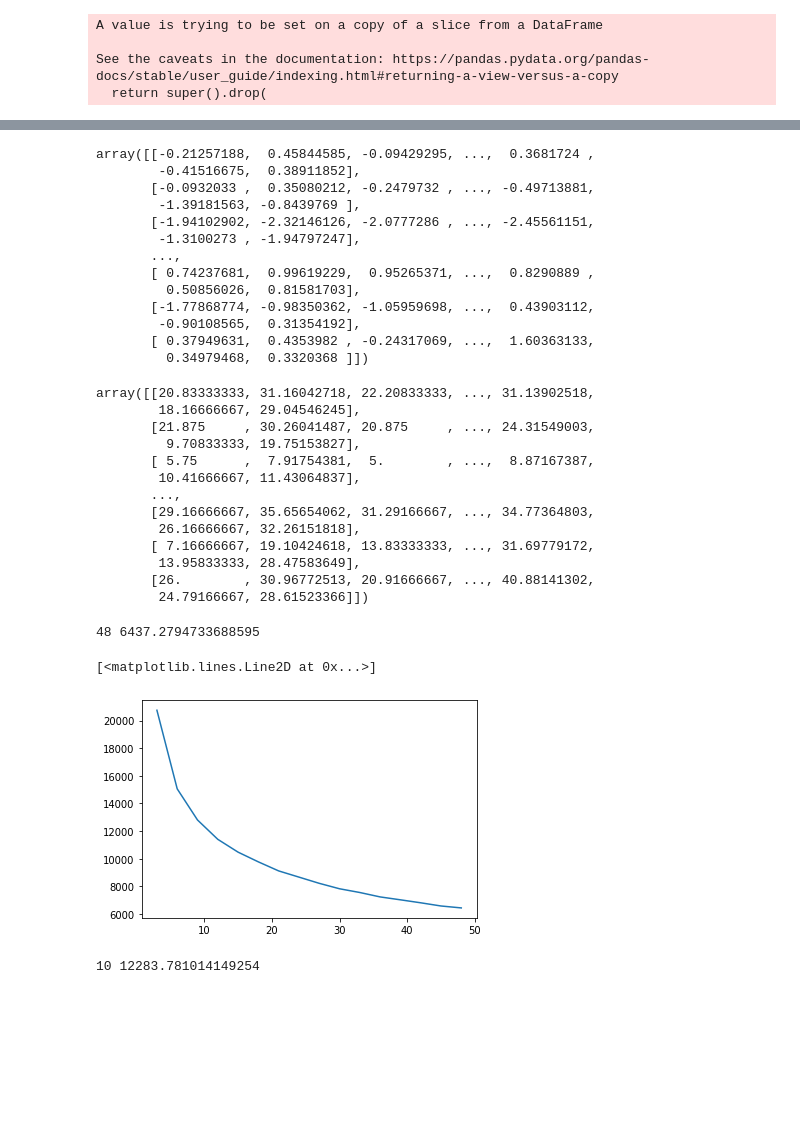
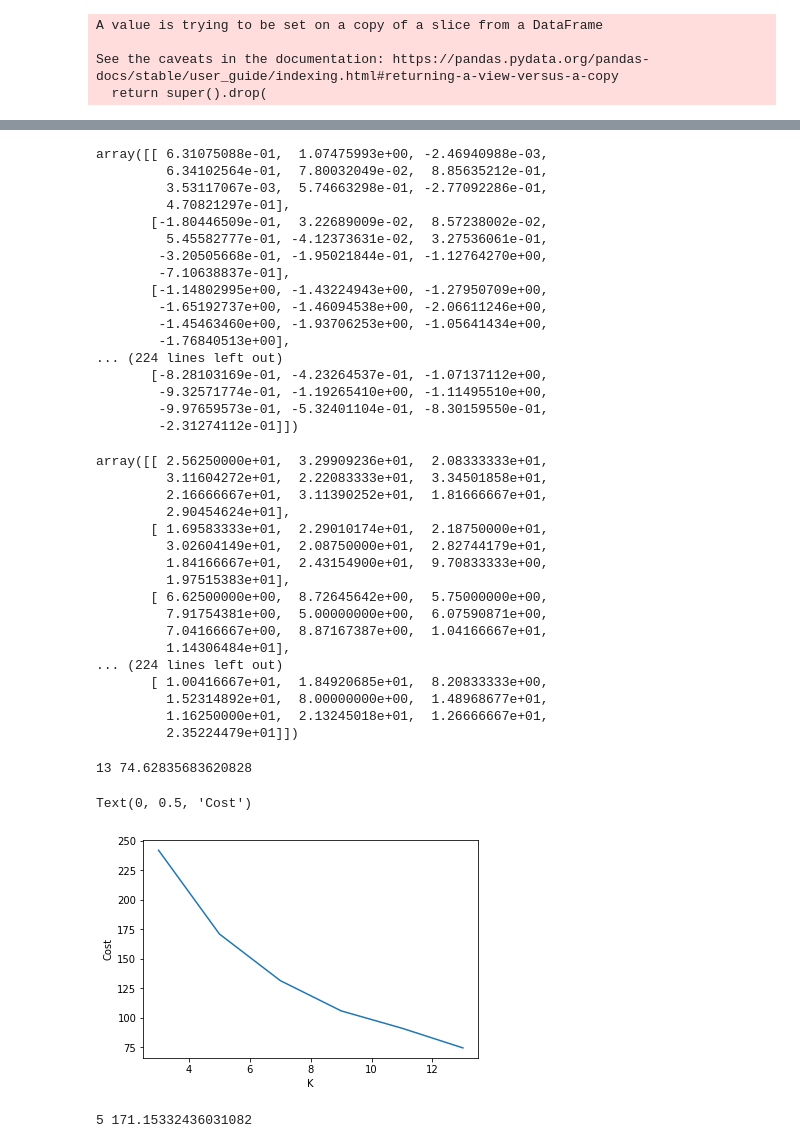
Before and after one commit to rustamhsv/traffic-data-mining, a Jupyter notebook: Popular-times/traffic-clustering.ipynb, the cells around one changed output, grey strips where cells are left out. Drawn from its saved outputs; the diff is of its cells as text; code cells hidden in the pictures; blank space fills up the shorter version.

```diff
--- a/Popular-times/traffic-clustering.ipynb
+++ b/Popular-times/traffic-clustering.ipynb
@@ -9,3 +9,6 @@ from sklearn.cluster import KMeans
 import os
 # %%
 df = pd.read_csv('input_data/populartimes_20211201-132821.csv', dtype = str, encoding='utf-8', delimiter = ',')
+# %%
+df.drop_duplicates(subset='node_type', inplace=True)
+df.reset_index(inplace=True)
@@ -328,56 +367,67 @@ scaled_data = scaler.fit_transform(data)
 # %%
 scaled_data
 # %% [output]
-array([[-0.21257188,  0.45844585, -0.09429295, ...,  0.3681724 ,
-        -0.41516675,  0.38911852],
-       [-0.0932033 ,  0.35080212, -0.2479732 , ..., -0.49713881,
-        -1.39181563, -0.8439769 ],
-       [-1.94102902, -2.32146126, -2.0777286 , ..., -2.45561151,
-        -1.3100273 , -1.94797247],
-       ...,
-       [ 0.74237681,  0.99619229,  0.95265371, ...,  0.8290889 ,
-         0.50856026,  0.81581703],
-       [-1.77868774, -0.98350362, -1.05959698, ...,  0.43903112,
-        -0.90108565,  0.31354192],
-       [ 0.37949631,  0.4353982 , -0.24317069, ...,  1.60363133,
-         0.34979468,  0.3320368 ]])
+array([[ 6.31075088e-01,  1.07475993e+00, -2.46940988e-03,
+         6.34102564e-01,  7.80032049e-02,  8.85635212e-01,
+         3.53117067e-03,  5.74663298e-01, -2.77092286e-01,
+         4.70821297e-01],
+       [-1.80446509e-01,  3.22689009e-02,  8.57238002e-02,
+         5.45582777e-01, -4.12373631e-02,  3.27536061e-01,
+        -3.20505668e-01, -1.95021844e-01, -1.12764270e+00,
+        -7.10638837e-01],
+       [-1.14802995e+00, -1.43224943e+00, -1.27950709e+00,
+        -1.65192737e+00, -1.46094538e+00, -2.06611246e+00,
+        -1.45463460e+00, -1.93706253e+00, -1.05641434e+00,
+        -1.76840513e+00],
+... (224 lines left out)
+       [-8.28103169e-01, -4.23264537e-01, -1.07137112e+00,
+        -9.32571774e-01, -1.19265410e+00, -1.11495510e+00,
+        -9.97659573e-01, -5.32401104e-01, -8.30159550e-01,
+        -2.31274112e-01]])
 # %%
 scaler.inverse_transform(scaled_data)
 # %% [output]
-array([[20.83333333, 31.16042718, 22.20833333, ..., 31.13902518,
-        18.16666667, 29.04546245],
-       [21.875     , 30.26041487, 20.875     , ..., 24.31549003,
-         9.70833333, 19.75153827],
-       [ 5.75      ,  7.91754381,  5.        , ...,  8.87167387,
-        10.41666667, 11.43064837],
-       ...,
-       [29.16666667, 35.65654062, 31.29166667, ..., 34.77364803,
-        26.16666667, 32.26151818],
-       [ 7.16666667, 19.10424618, 13.83333333, ..., 31.69779172,
-        13.95833333, 28.47583649],
-       [26.        , 30.96772513, 20.91666667, ..., 40.88141302,
-        24.79166667, 28.61523366]])
+array([[ 2.56250000e+01,  3.29909236e+01,  2.08333333e+01,
+         3.11604272e+01,  2.22083333e+01,  3.34501858e+01,
+         2.16666667e+01,  3.11390252e+01,  1.81666667e+01,
+         2.90454624e+01],
+       [ 1.69583333e+01,  2.29010174e+01,  2.18750000e+01,
+         3.02604149e+01,  2.08750000e+01,  2.82744179e+01,
+         1.84166667e+01,  2.43154900e+01,  9.70833333e+00,
+         1.97515383e+01],
+       [ 6.62500000e+00,  8.72645642e+00,  5.75000000e+00,
+         7.91754381e+00,  5.00000000e+00,  6.07590871e+00,
+         7.04166667e+00,  8.87167387e+00,  1.04166667e+01,
+         1.14306484e+01],
+... (224 lines left out)
+       [ 1.00416667e+01,  1.84920685e+01,  8.20833333e+00,
+         1.52314892e+01,  8.00000000e+00,  1.48968677e+01,
+         1.16250000e+01,  2.13245018e+01,  1.26666667e+01,
+         2.35224479e+01]])
 # %%
 cost = []
-for k in range(3,50,3):
+for k in range(3,15,2):
     kmeans = KMeans(n_clusters=k, random_state=0)
     kmeans.fit(scaled_data)
     print(k,kmeans.inertia_, end = '\r')
     cost.append(kmeans.inertia_)
 # %% [output]
-48 6437.2794733688595
+13 74.62835683620828
 # %%
-plt.plot(np.arange(3,50,3),np.array(cost))
+plt.plot(np.arange(3,15,2),np.array(cost))
+
+plt.xlabel("K")
+plt.ylabel("Cost")
 # %% [output]
-[<matplotlib.lines.Line2D at 0x...>]
+Text(0, 0.5, 'Cost')
-[figure, old version]
+[figure, new version]
 # %%
-k = 10
+k = 5
 kmeans = KMeans(n_clusters=k, random_state=0)
 kmeans.fit(scaled_data)
 print(k,kmeans.inertia_, end = '\r')
 # %% [output]
-10 12283.781014149254
+5 171.15332436031082
 # %%
 pred = kmeans.predict(scaled_data)
 # %%
```
Also changed, not shown: parts of 25 cells of this notebook, 19 other files.
